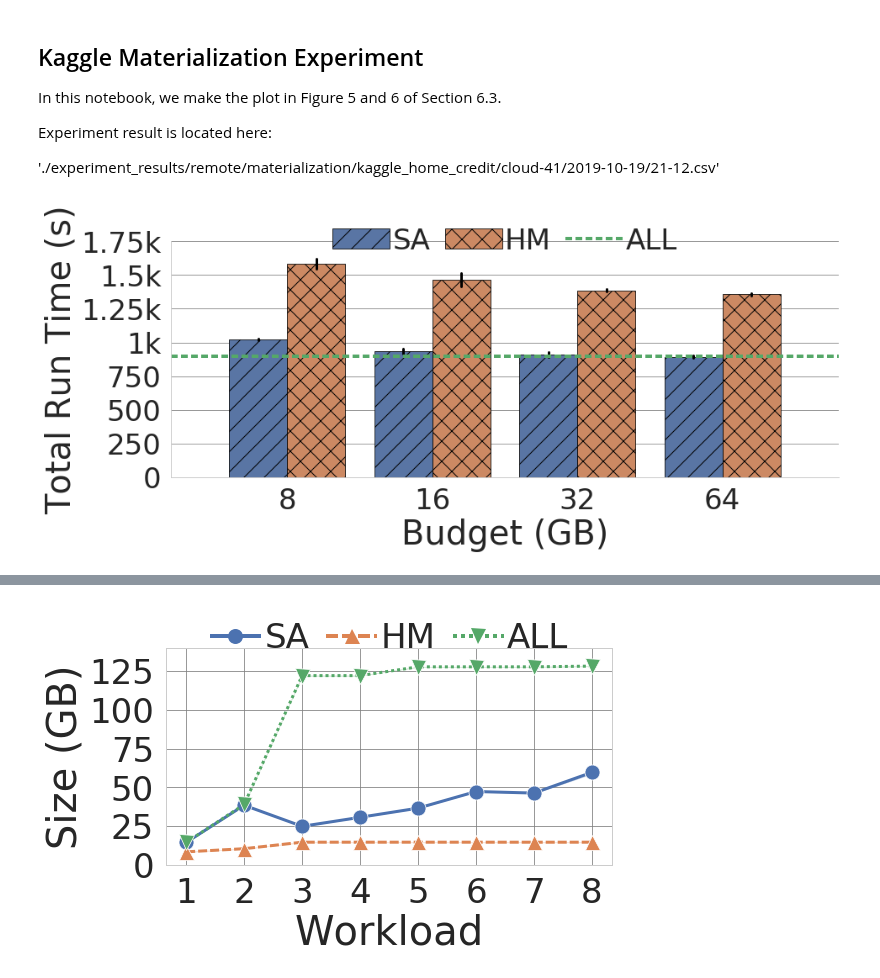
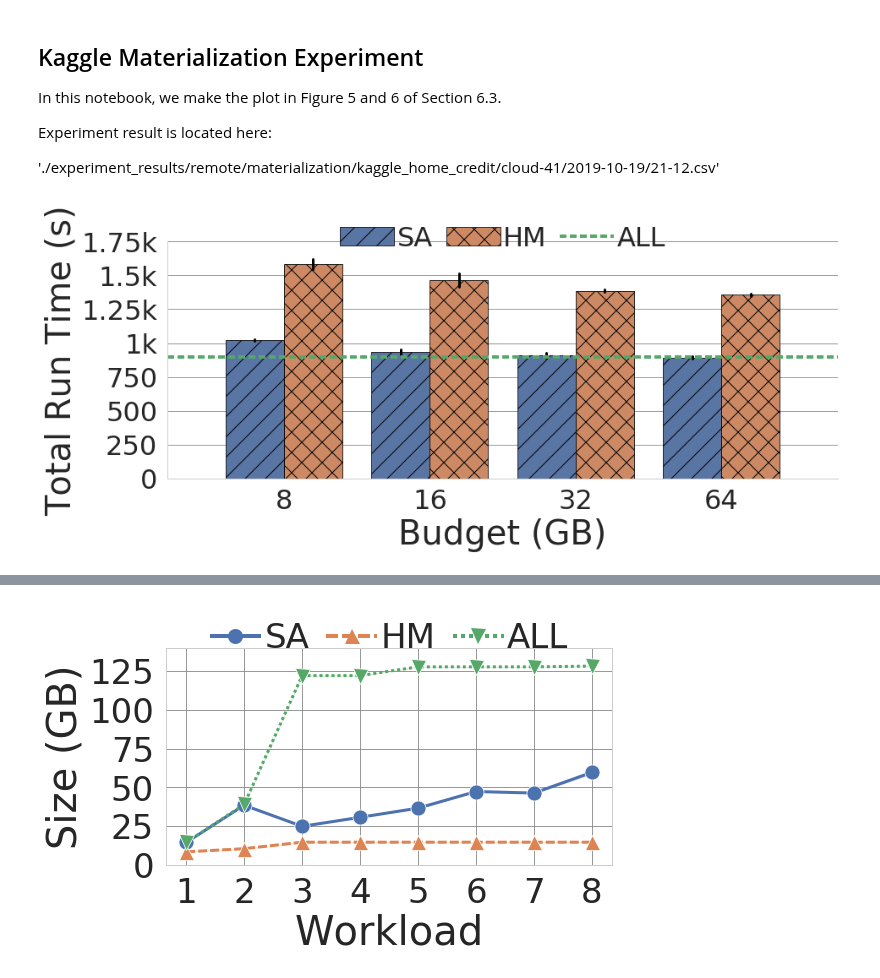
Before and after one commit to dbehrouz/ml-workload-optimization, a Jupyter notebook: code/collaborative-optimizer/paper/experiments/materialization/plots.ipynb, the cells around one changed output, grey strips where cells are left out. Cells and saved outputs as stored; diff of their text form; code cells hidden in the pictures.

```diff
--- a/code/collaborative-optimizer/paper/experiments/materialization/plots.ipynb
+++ b/code/collaborative-optimizer/paper/experiments/materialization/plots.ipynb
@@ -131,7 +131,7 @@ def plot_execution_time(df, loc=None):
         cat.savefig(loc, bbox_inches='tight')
 # %%
 df = materialization_result.groupby(['exp_id','mat_type','budget'])['run_time'].sum().reset_index()
-plot_execution_time(df, output_directory+'/run-time.pgf')
-#plot_execution_time(df)
+#plot_execution_time(df, output_directory+'/run-time.pgf')
+plot_execution_time(df)
 # %% [output]
-[figure, old version]
+[figure, new version]
```
Also changed, not shown: parts of 2 cells of this notebook, 3 other files.
